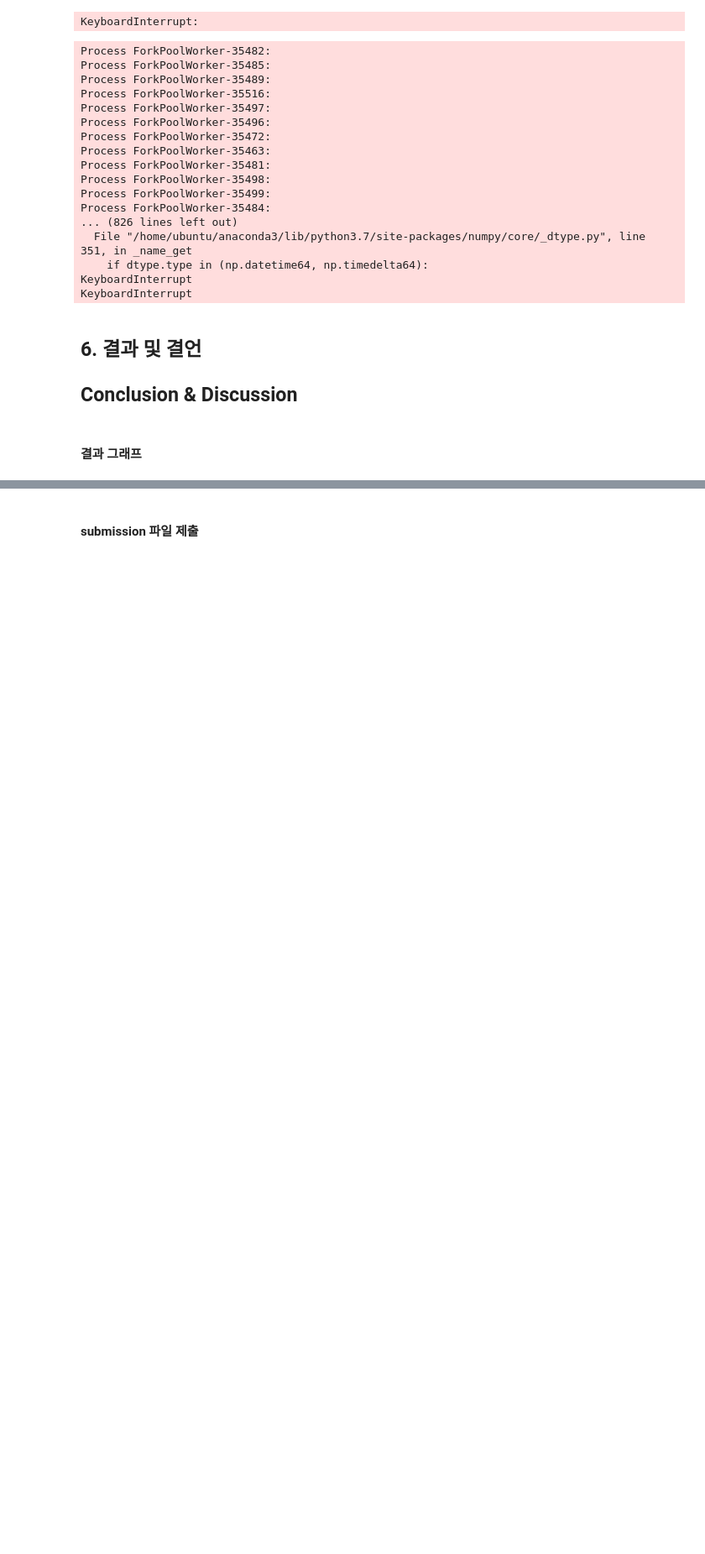
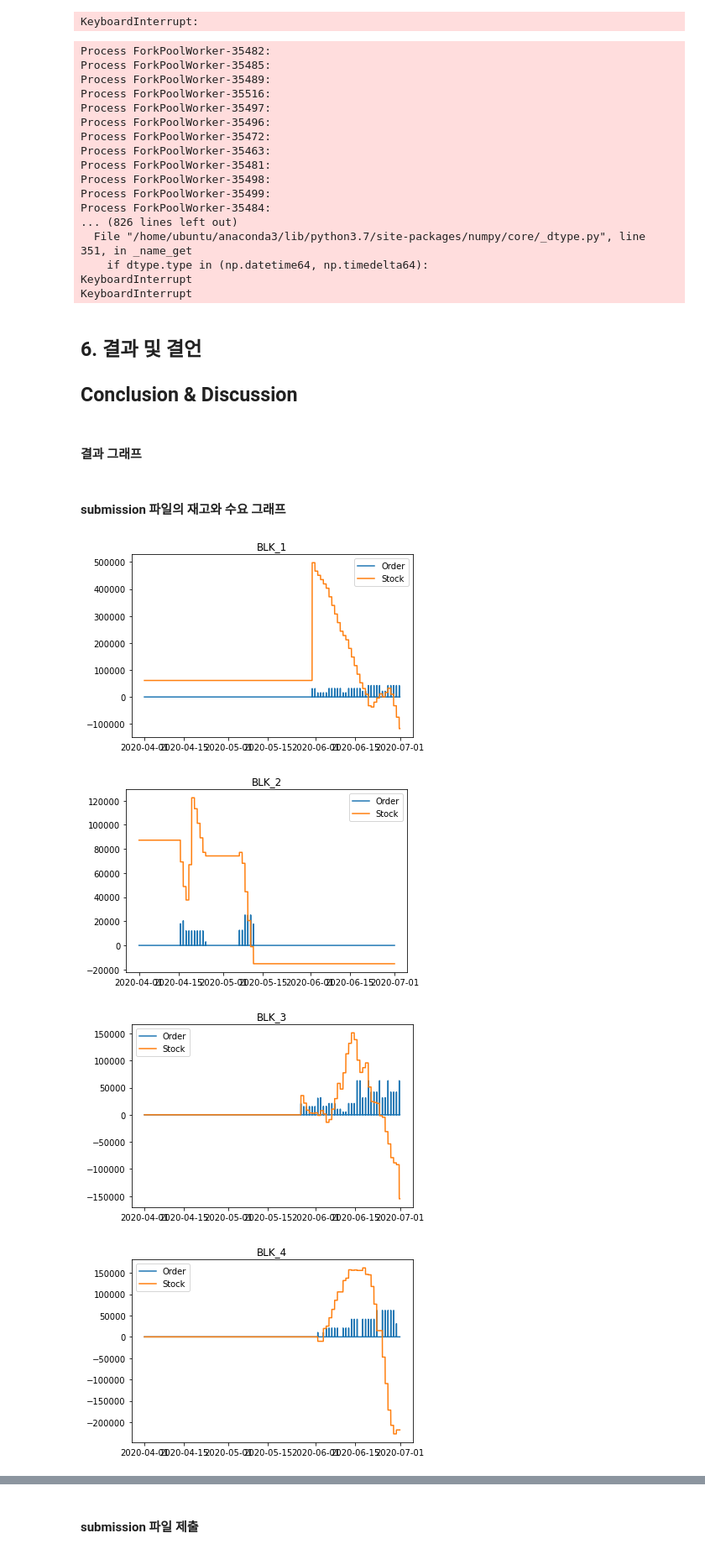
Before and after one commit to mysunk/dacon-process-optimization, a Jupyter notebook: explanation_code.ipynb, the cells around one changed output, grey strips where cells are left out. Shown at 84% size. Saved outputs shown, nothing was run; the diff lists cells and outputs as text; code cells hidden in the pictures; blank space fills up the shorter version.

```diff
--- a/explanation_code.ipynb
+++ b/explanation_code.ipynb
@@ -399,0 +395,27 @@ _, df_stock = simulator.get_score(submission)   # 재고 계산 (MOL을 만들
+# %% [markdown]
+#### submission 파일의 재고와 수요 그래프
+# %%
+from module.simulator_explain import Simulator
+simulator = Simulator()
+submission = best_genomes[0].submission
+df = simulator.subprocess(submission)
+out_1 = simulator.cal_schedule_part_1(df)
+out_2 = simulator.cal_schedule_part_2(df, line='A')
+out_3 = simulator.cal_schedule_part_2(df, line='B')
+out = out_1 + out_2 + out_3
+out = simulator.add_stock(out, simulator.stock)
+order_submission = simulator.order_rescale(out, simulator.order)
+out, blk_diffs = simulator.cal_stock(out, order_submission)
+# %%
+for column in ['BLK_1','BLK_2','BLK_3','BLK_4']:
+    plt.figure()
+    plt.plot(order_submission[column])
+    plt.plot(out[column])
+    plt.title(column)
+    plt.legend(['Order','Stock'])
+    plt.show()
+# %% [output]
+[figure, added]
+[figure, added]
+[figure, added]
+[figure, added]
```
Also changed, not shown: parts of 4 cells of this notebook, 2 other files.
